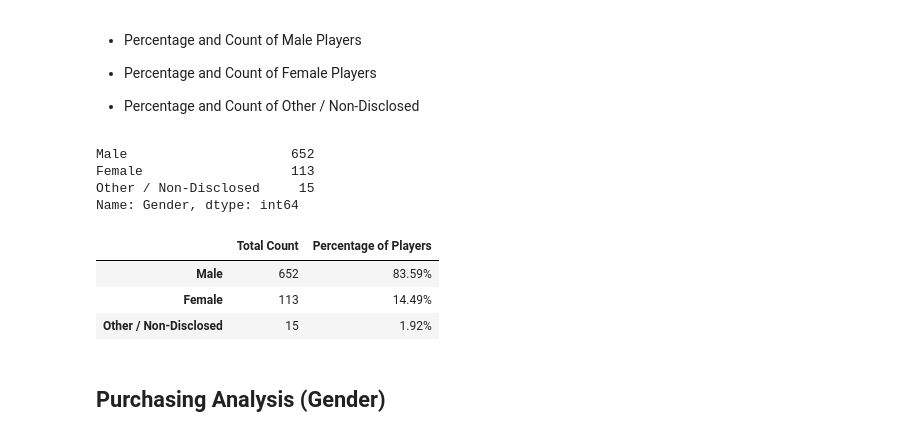
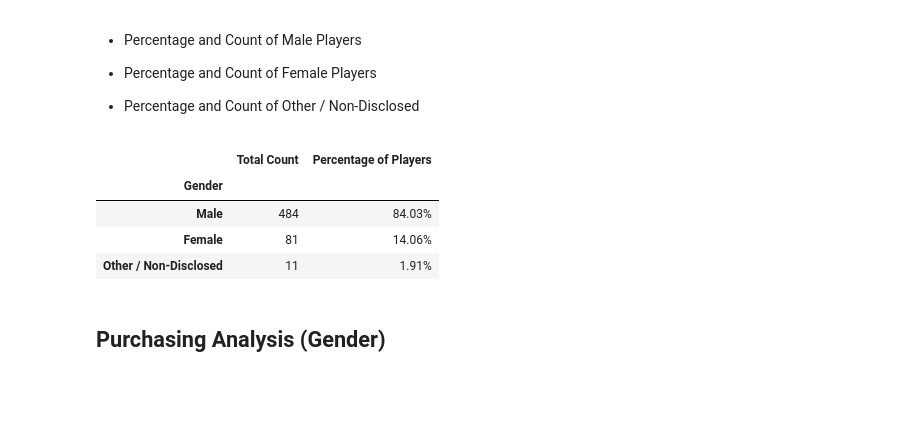
Before and after one commit to i-am-phoenix/heroe_of_pymoli_game_analysis, a Jupyter notebook: HeroesOfPymoli/HeroesOfPymoli_starter.ipynb, the cells around one changed output. Saved outputs shown, nothing was run; the diff lists cells and outputs as text; code cells hidden in the pictures; blank space fills up the shorter version.

Commit message:
Streamlined gender stat calculation

```diff
--- a/HeroesOfPymoli/HeroesOfPymoli_starter.ipynb
+++ b/HeroesOfPymoli/HeroesOfPymoli_starter.ipynb
@@ -96,48 +96,22 @@ purch_smry_df
 
 
 * Percentage and Count of Other / Non-Disclosed
-# %%
-# Request summary output (count & percentage) of the Gender column
-print(purchase_data['Gender'].value_counts())
-
-# Calculate male count
-male_count=purchase_data['Gender'].value_counts().loc['Male']
-# Alternatively
-male_count=purchase_data.groupby(['Gender']).describe().loc['Male'][0].astype(int)
-# Calculate percentage
-male_pct=male_count*100/total_nmb_purchases
-
-# Calculate female count
-female_count=purchase_data['Gender'].value_counts().loc['Female']
-# Alternatively
-female_count=purchase_data.groupby(['Gender']).describe().loc['Female'][0].astype(int)
-# Calculate percentage
-female_pct=female_count*100/total_nmb_purchases
-
-# Calculate other non-disclosed gender
-other_count=purchase_data['Gender'].value_counts().loc['Other / Non-Disclosed']
-# Alternatively
-other_count=purchase_data.groupby(['Gender']).describe().loc['Other / Non-Disclosed'][0].astype(int)
-# Calculate percentage
-other_pct=other_count*100/total_nmb_purchases
-# %% [output]
-Male                     652
-Female                   113
-Other / Non-Disclosed     15
-Name: Gender, dtype: int64
-# %%
-# Create header for the summary data frame
-gender_smry_cols_v1=['Total Count', 'Percentage of Players']
-#  Create a two-dimensional list containing the summary data
-gender_smry_data_v1=[[male_count, f"{male_pct.round(2)}%"],[female_count, f"{female_pct.round(2)}%"],[other_count, f"{other_pct.round(2)}%"]]
-#  Pass headers and summary data to a pandas dataframe function, by altering default Indexing
-gender_smry_df_v1 = pd.DataFrame(gender_smry_data_v1, index=['Male','Female','Other / Non-Disclosed'],columns=gender_smry_cols_v1)
-gender_smry_df_v1
-# %% [output]
-|  | Total Count | Percentage of Players |
-| Male | 652 | 83.59% |
-| Female | 113 | 14.49% |
-| Other / Non-Disclosed | 15 | 1.92% |
+# %%
+# optimized calculation of gender demographics
+gender_grp=(purchase_data.groupby(['Gender']))
+gender_smry=pd.DataFrame(gender_grp['SN'].nunique())
+gender_smry=gender_smry.rename(columns={'SN':'Total Count'})
+gender_smry['Percentage of Players']=(gender_smry['Total Count']*100/gender_smry['Total Count'].sum()).map("{:.2f}%".format)
+gender_smry=gender_smry.sort_values(['Total Count'], ascending=False)
+gender_smry
+
+# (purchase_data.groupby(['Gender']))['SN'].nunique()
+# %% [output]
+|  | Total Count | Percentage of Players |
+| Gender |  |  |
+| Male | 484 | 84.03% |
+| Female | 81 | 14.06% |
+| Other / Non-Disclosed | 11 | 1.91% |
 # %% [markdown]
 
 ## Purchasing Analysis (Gender)
```
